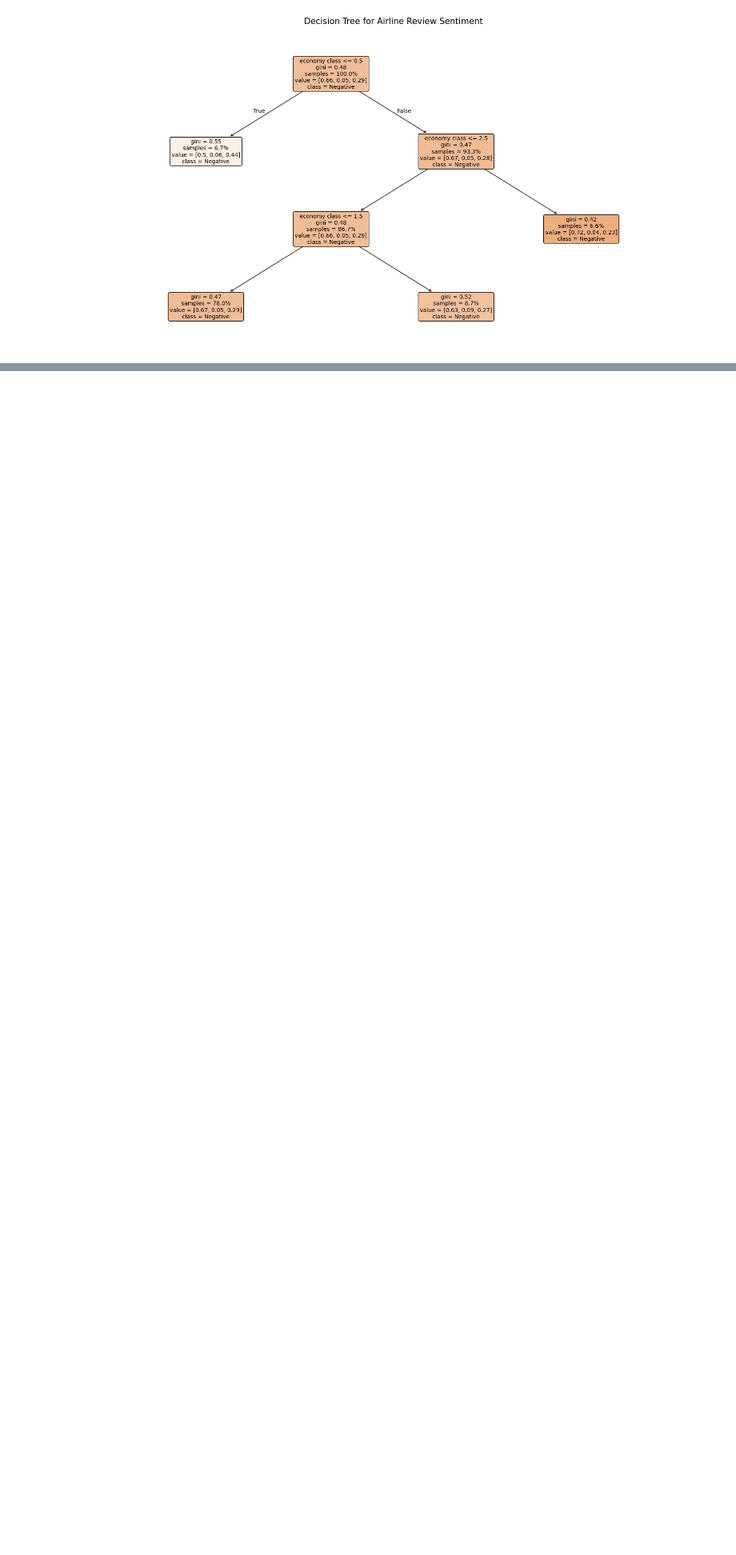
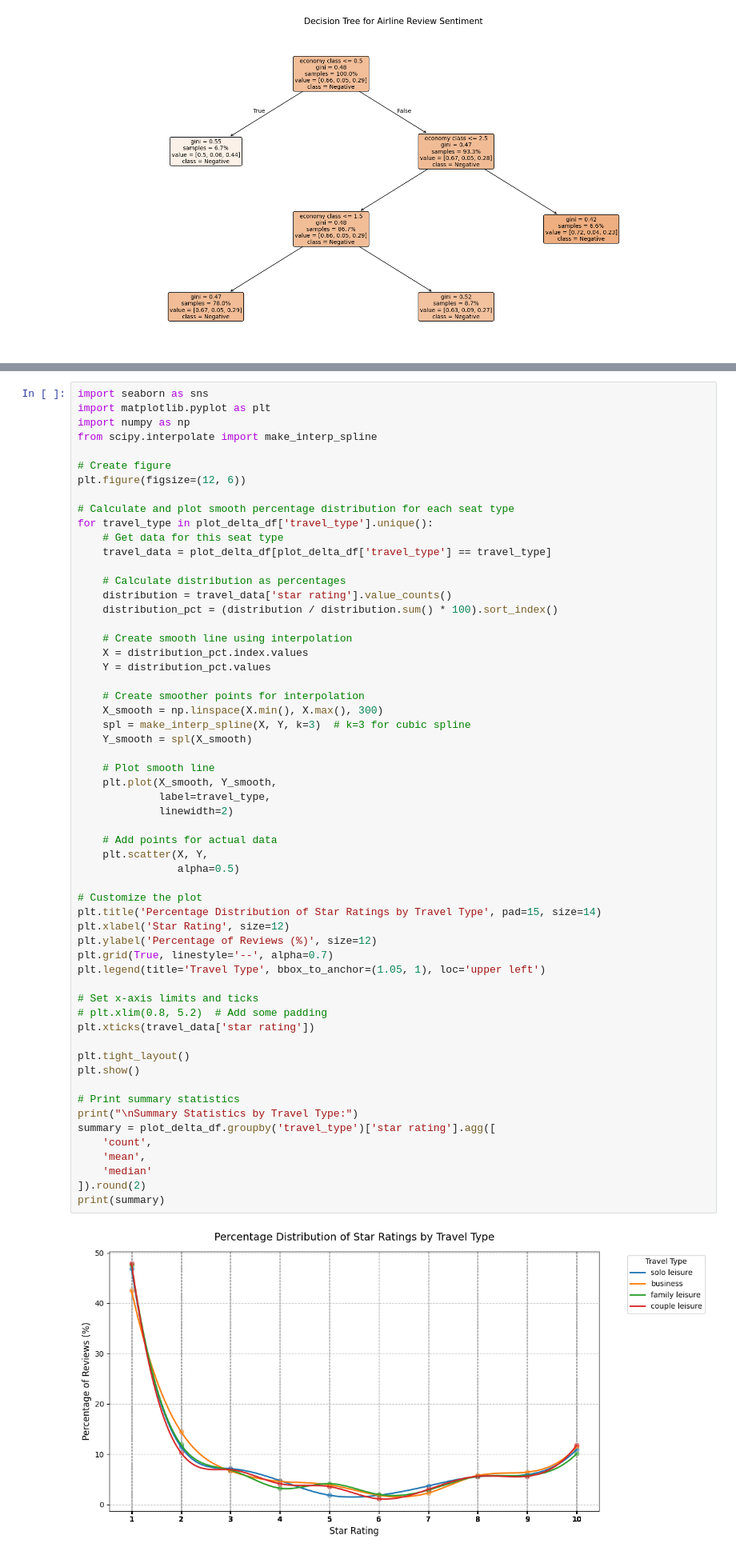
Before and after one commit to T-Godwins/airline-project, a Jupyter notebook: sentiment_analysis.ipynb, the cells around one changed output, grey strips where cells are left out. Shown at 80% size. Drawn from its saved outputs; the diff is of its cells as text; blank space fills up the shorter version.

```diff
--- a/sentiment_analysis.ipynb
+++ b/sentiment_analysis.ipynb
@@ -512,0 +580,60 @@ KeyError: 'seat type'
+# %%
+import seaborn as sns
+import matplotlib.pyplot as plt
+import numpy as np
+from scipy.interpolate import make_interp_spline
+
+# Create figure
+plt.figure(figsize=(12, 6))
+
+# Calculate and plot smooth percentage distribution for each seat type
+for travel_type in plot_delta_df['travel_type'].unique():
+    # Get data for this seat type
+    travel_data = plot_delta_df[plot_delta_df['travel_type'] == travel_type]
+
+    # Calculate distribution as percentages
+    distribution = travel_data['star rating'].value_counts()
+    distribution_pct = (distribution / distribution.sum() * 100).sort_index()
+
+    # Create smooth line using interpolation
+    X = distribution_pct.index.values
+    Y = distribution_pct.values
+
+    # Create smoother points for interpolation
+    X_smooth = np.linspace(X.min(), X.max(), 300)
+    spl = make_interp_spline(X, Y, k=3)  # k=3 for cubic spline
+    Y_smooth = spl(X_smooth)
+
+    # Plot smooth line
+    plt.plot(X_smooth, Y_smooth,
+             label=travel_type,
+             linewidth=2)
+
+    # Add points for actual data
+    plt.scatter(X, Y,
+                alpha=0.5)
+
+# Customize the plot
+plt.title('Percentage Distribution of Star Ratings by Travel Type', pad=15, size=14)
+plt.xlabel('Star Rating', size=12)
+plt.ylabel('Percentage of Reviews (%)', size=12)
+plt.grid(True, linestyle='--', alpha=0.7)
+plt.legend(title='Travel Type', bbox_to_anchor=(1.05, 1), loc='upper left')
+
+# Set x-axis limits and ticks
+# plt.xlim(0.8, 5.2)  # Add some padding
+plt.xticks(travel_data['star rating'])
+
+plt.tight_layout()
+plt.show()
+
+# Print summary statistics
+print("\nSummary Statistics by Travel Type:")
+summary = plot_delta_df.groupby('travel_type')['star rating'].agg([
+    'count',
+    'mean',
+    'median'
+]).round(2)
+print(summary)
+# %% [output]
+[figure, added]
```
Also changed, not shown: parts of 6 cells of this notebook, 2 other files.
